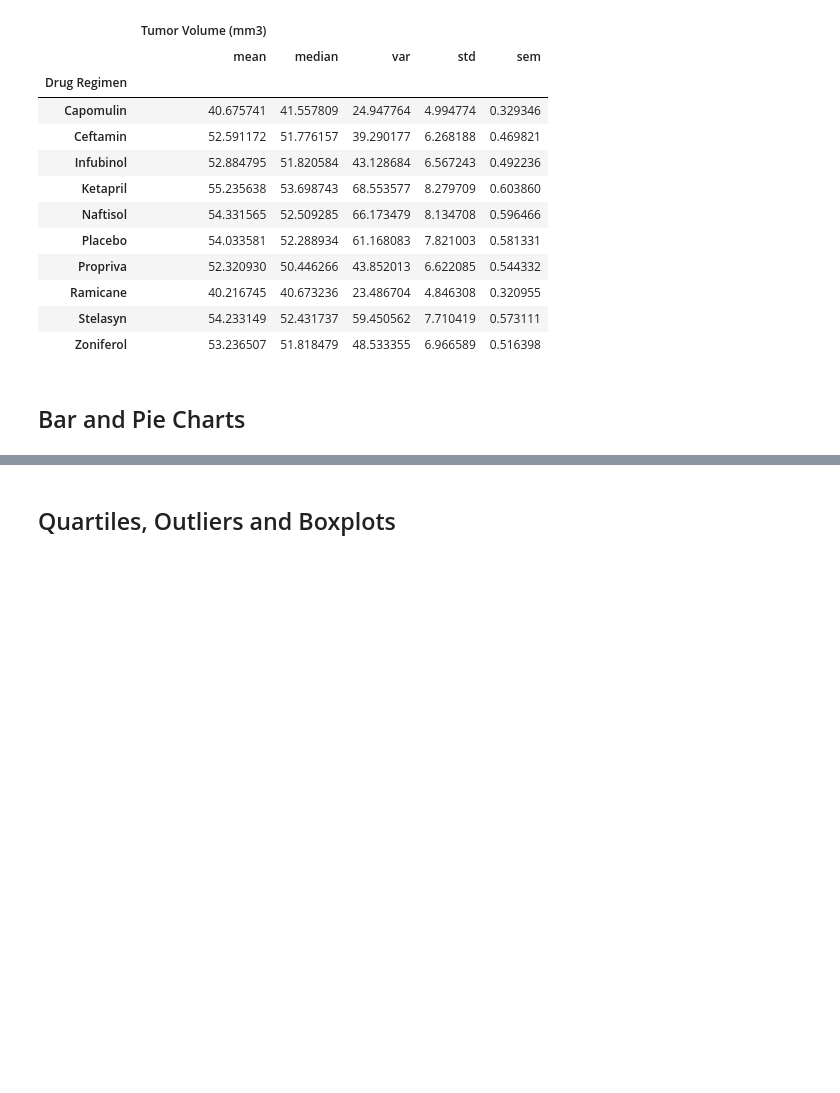
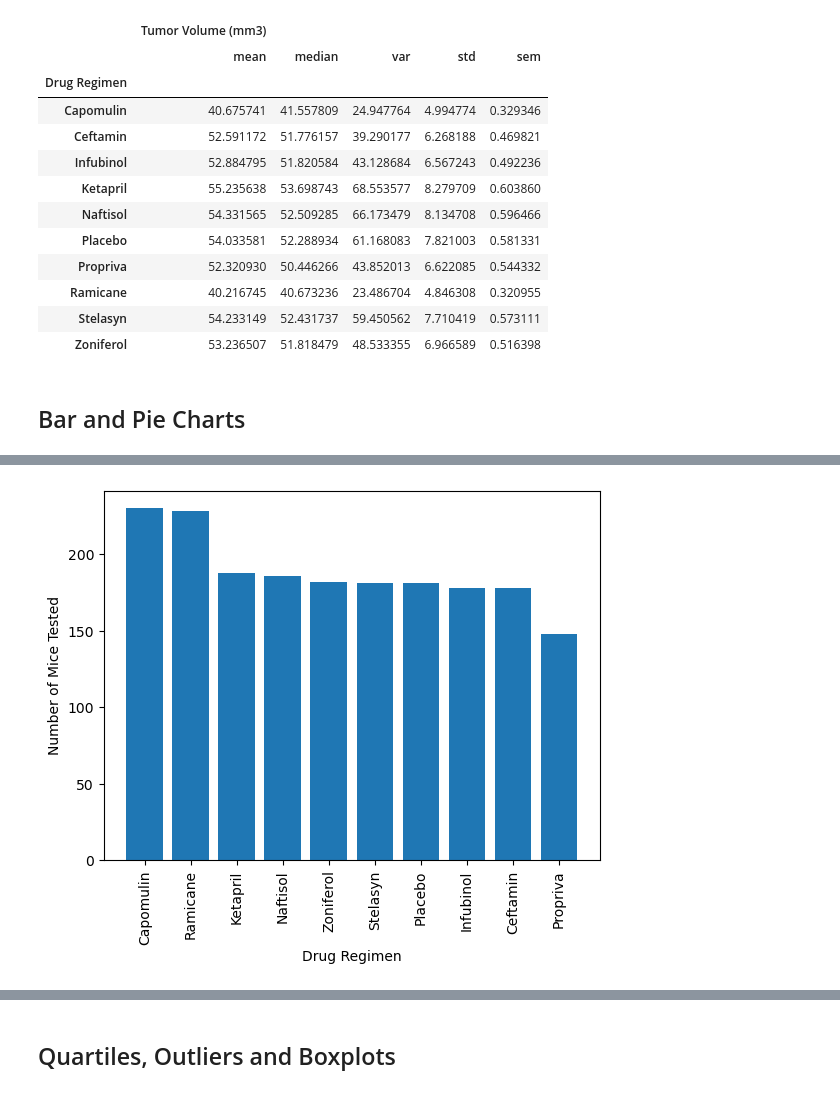
Before and after one commit to vdescioli/matplotlib-challenge, a Jupyter notebook: pymaceuticals_challenge.ipynb, the cells around one changed output, grey strips where cells are left out. Drawn from its saved outputs; the diff is of its cells as text; code cells hidden in the pictures; blank space fills up the shorter version.

Commit message:
data and plots finsihed

```diff
--- a/pymaceuticals_challenge.ipynb
+++ b/pymaceuticals_challenge.ipynb
@@ -139,6 +140,13 @@ Text(0, 0.5, 'Number of Mice Tested')
 [figure]
 # %%
 # Generate a bar plot showing the total number of timepoints for all mice tested for each drug regimen using pyplot.
-x_axis = np.arange()
+x_axis = mouse_study_C["Drug Regimen"].value_counts().index.values
+plt.bar(x_axis, mouse_study_C["Drug Regimen"].value_counts(), align="center")
+plt.xlabel("Drug Regimen")
+plt.ylabel("Number of Mice Tested")
+plt.xticks(rotation="vertical")
+plt.show()
+# %% [output]
+[figure, added]
 # %%
 # Generate a pie plot showing the distribution of female versus male mice using Pandas
```
Also changed, not shown: parts of 14 cells of this notebook.
